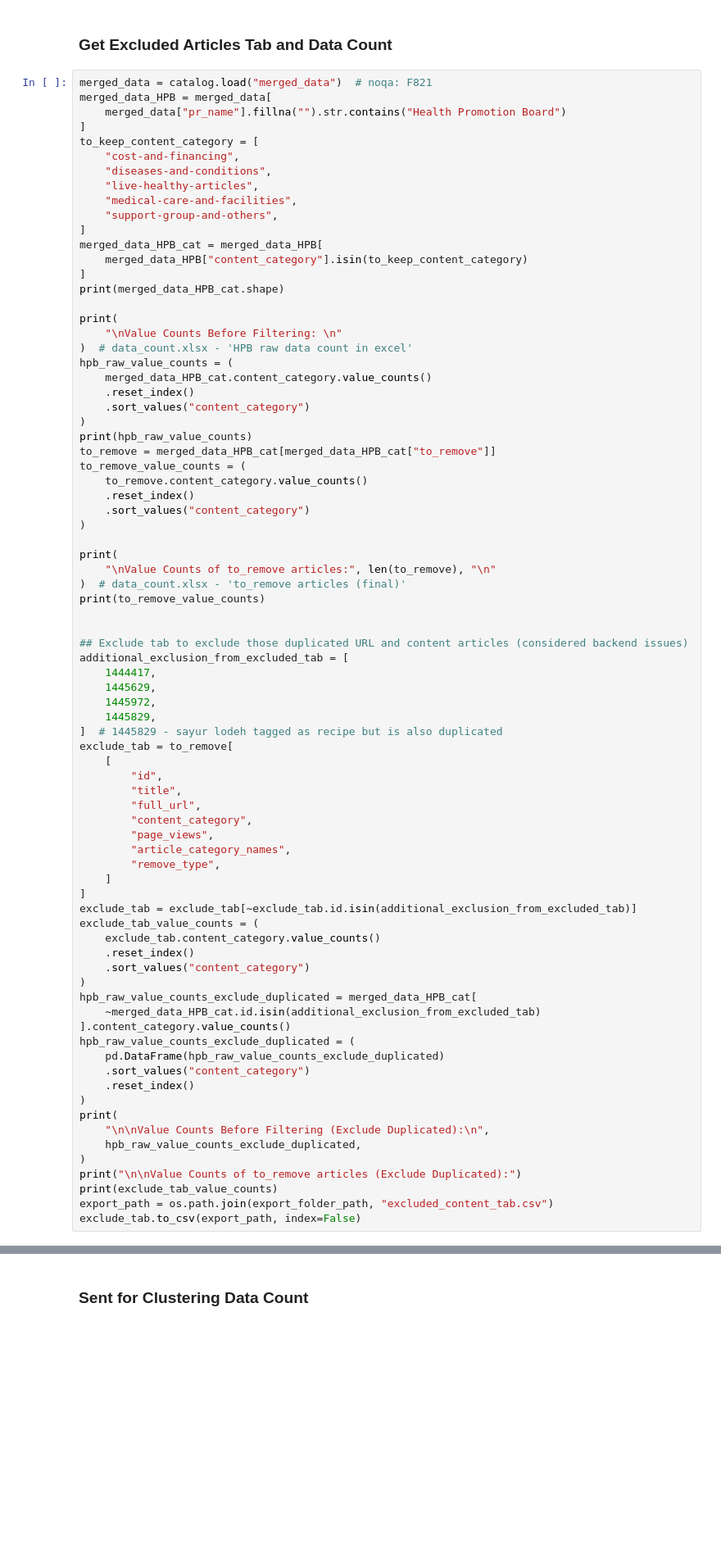
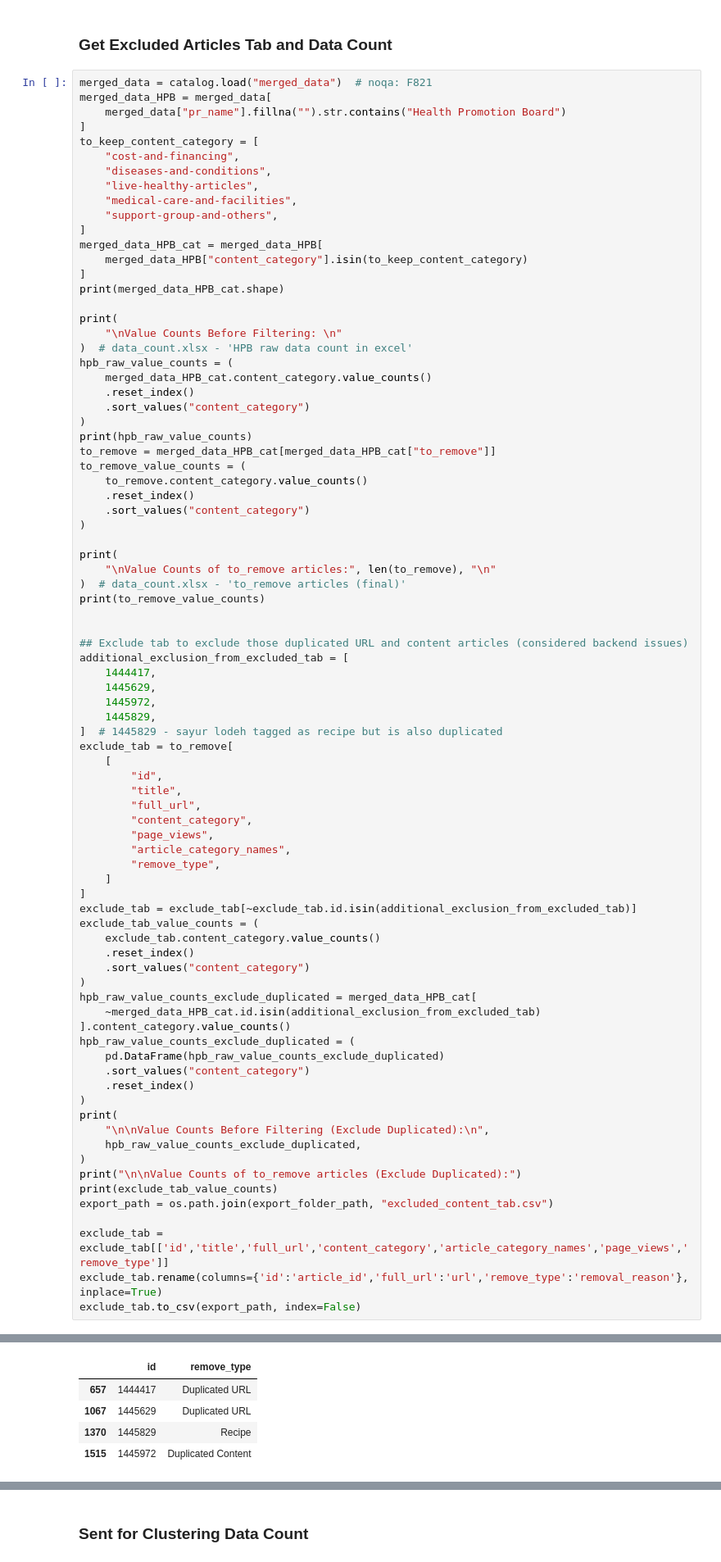
Before and after one commit to Synapxe-DNA/healthhub-content-optimization, a Jupyter notebook: content-optimization/notebooks/exclude_articles.ipynb, the cells around one changed output, grey strips where cells are left out. Shown at 82% size. Drawn from its saved outputs; the diff is of its cells as text; blank space fills up the shorter version.

Commit message:
Modify blacklist + include exclude_articles.ipynb

```diff
--- a/content-optimization/notebooks/exclude_articles.ipynb
+++ b/content-optimization/notebooks/exclude_articles.ipynb
@@ -244,5 +228,8 @@ print(
 print("\n\nValue Counts of to_remove articles (Exclude Duplicated):")
 print(exclude_tab_value_counts)
 export_path = os.path.join(export_folder_path, "excluded_content_tab.csv")
+
+exclude_tab = exclude_tab[['id','title','full_url','content_category','article_category_names','page_views','remove_type']]
+exclude_tab.rename(columns={'id':'article_id','full_url':'url','remove_type':'removal_reason'}, inplace=True)
 exclude_tab.to_csv(export_path, index=False)
 # %% [output]
@@ -266,0 +253,5 @@ Value Counts of to_remove articles (Exclude Duplicated):
+|  | id | remove_type |
+| 657 | 1444417 | Duplicated URL |
+| 1067 | 1445629 | Duplicated URL |
+| 1370 | 1445829 | Recipe |
+| 1515 | 1445972 | Duplicated Content |
```
Also changed, not shown: parts of 9 cells of this notebook, 1 other file.
